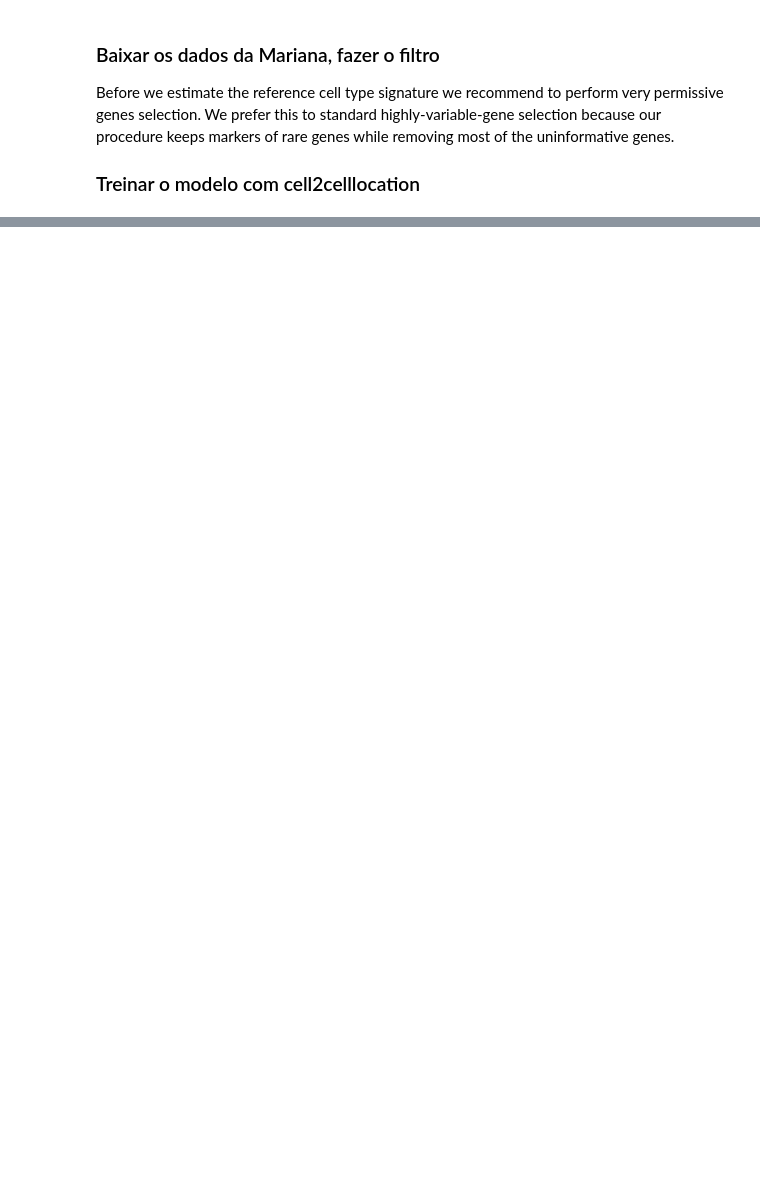
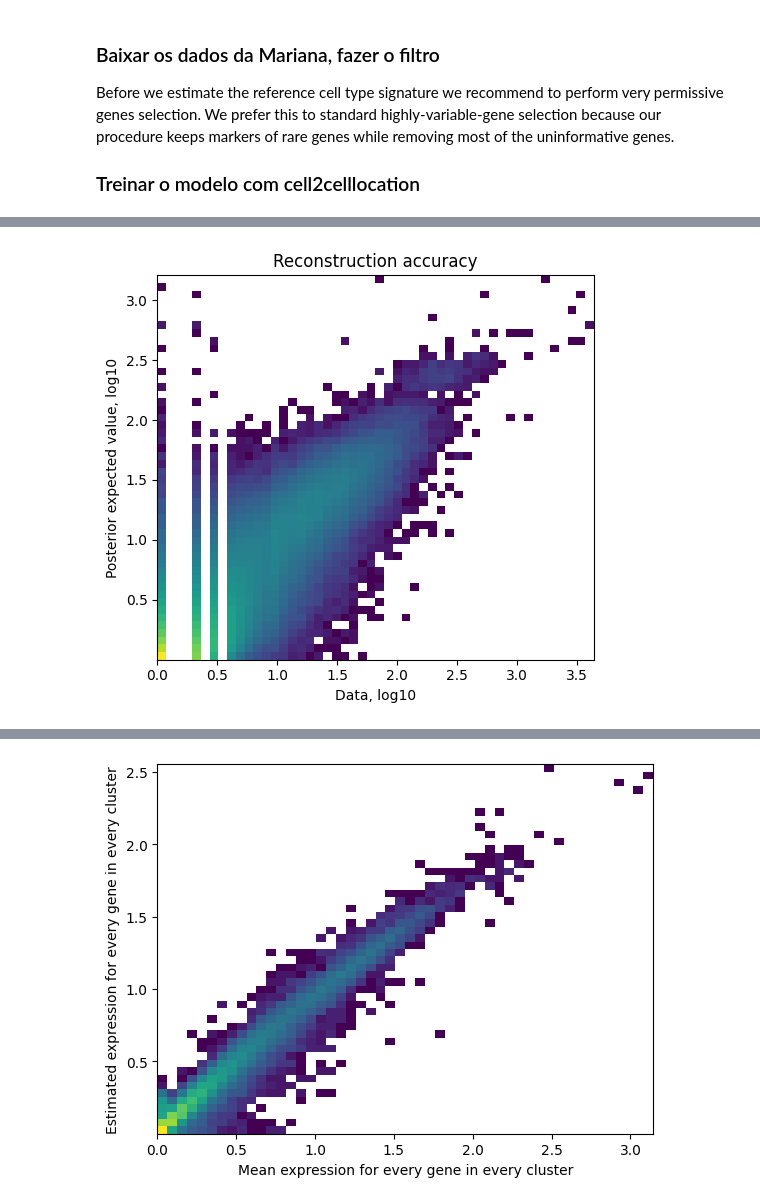
Before and after one commit to sysbiolab/hexcore-project, a Jupyter notebook: notebooks/poc_spatial_transcriptomic.ipynb, the cells around one changed output, grey strips where cells are left out. Saved outputs shown, nothing was run; the diff lists cells and outputs as text; code cells hidden in the pictures; blank space fills up the shorter version.

```diff
--- a/notebooks/poc_spatial_transcriptomic.ipynb
+++ b/notebooks/poc_spatial_transcriptomic.ipynb
@@ -186,5 +192,5 @@ Note that to achieve convergence on your data (=to get stabilization of the loss
 
 Also note that here we are using batch_size=2500 which is much larger than scvi-tools default and perform training on all cells in the data (train_size=1) - both parameters are defaults.
 # %%
-mod.train(max_epochs=100)
+# mod.train(max_epochs=250)
 # %% [output]
@@ -227,0 +255,3 @@ Before we estimate the reference cell type signature we recommend to perform ver
+# %%
+mod.plot_QC()
+# %% [output]
@@ -227,0 +259 @@ Before we estimate the reference cell type signature we recommend to perform ver
+[figure, added]
@@ -227,0 +261 @@ Before we estimate the reference cell type signature we recommend to perform ver
+[figure, added]
```
Also changed, not shown: parts of 14 cells of this notebook, 5 other files.
